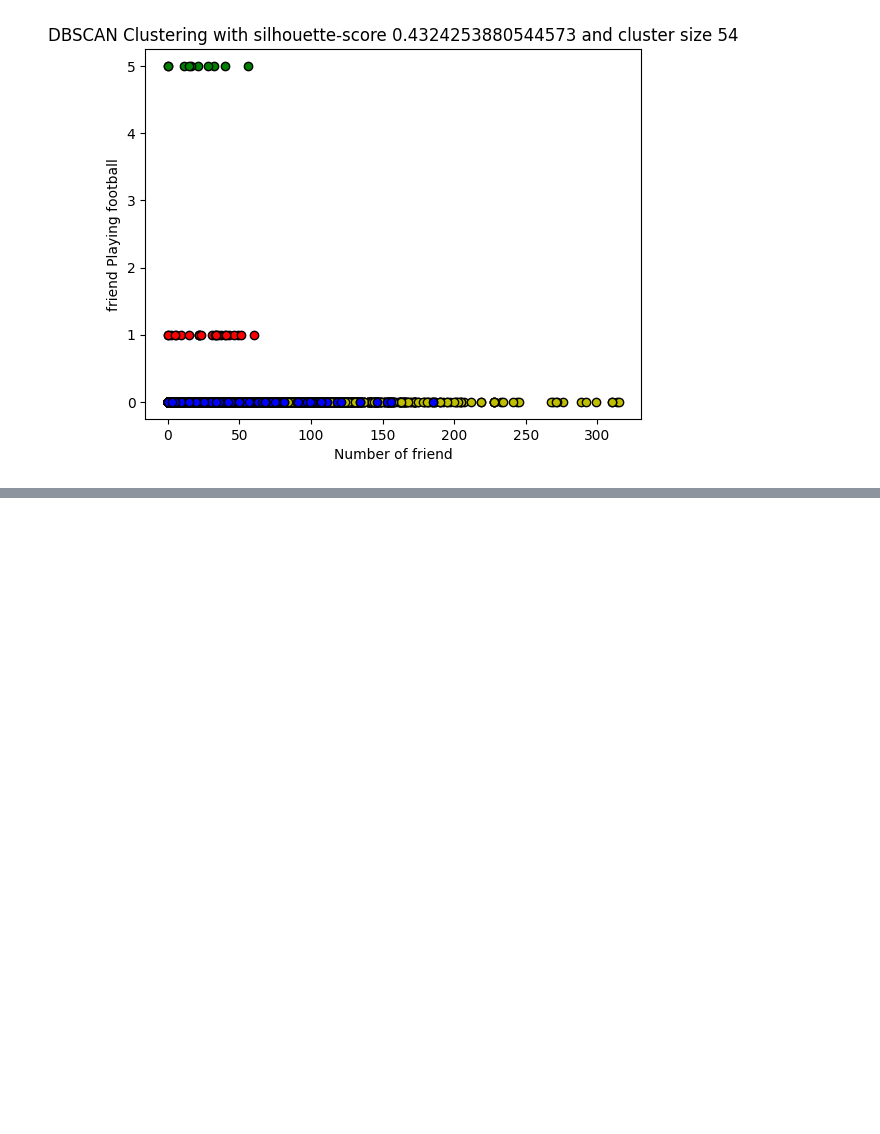
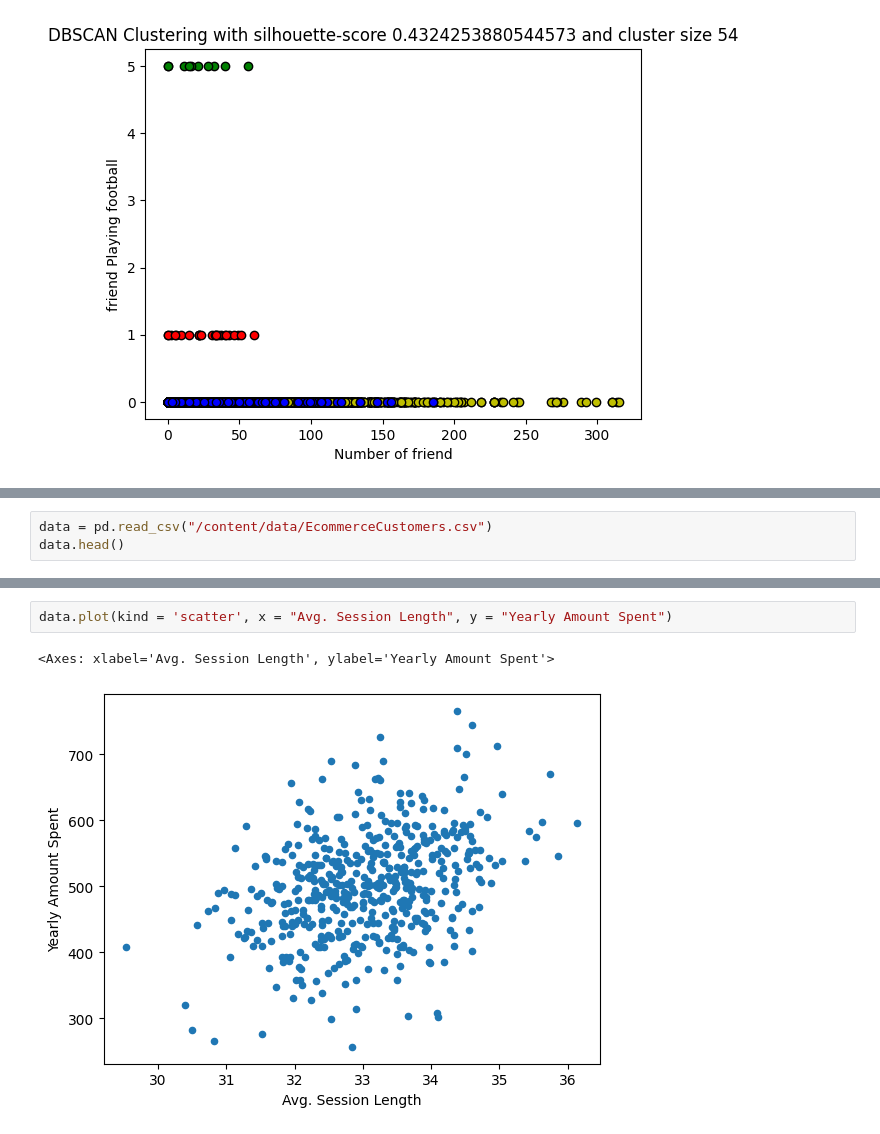
Before and after one commit to kundan2403/machine-learning, a Jupyter notebook: clustering.ipynb, the cells around one changed output, grey strips where cells are left out. Drawn from its saved outputs; the diff is of its cells as text; blank space fills up the shorter version.

```diff
--- a/clustering.ipynb
+++ b/clustering.ipynb
@@ -412,0 +432,3 @@ Best parameters (eps, min_samples): (1.0, 3), Silhouette Score: 0.44
+# %%
+data = pd.read_csv("/content/data/EcommerceCustomers.csv")
+data.head()
@@ -412,0 +484,5 @@ Best parameters (eps, min_samples): (1.0, 3), Silhouette Score: 0.44
+# %%
+data.plot(kind = 'scatter', x = "Avg. Session Length", y = "Yearly Amount Spent")
+# %% [output]
+<Axes: xlabel='Avg. Session Length', ylabel='Yearly Amount Spent'>
+[figure, added]
```
Also changed, not shown: parts of 16 cells of this notebook.
